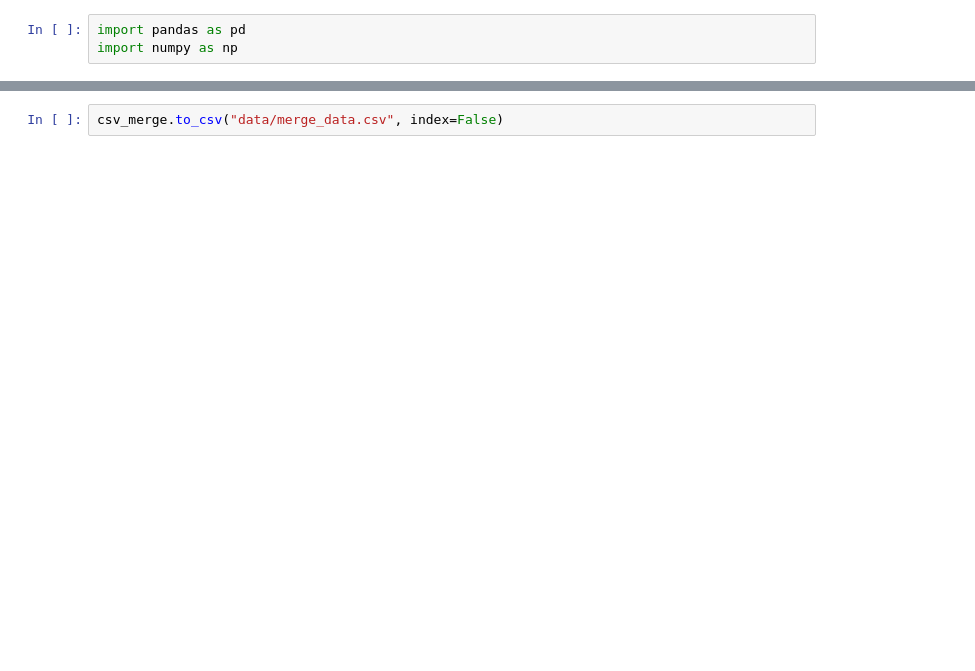
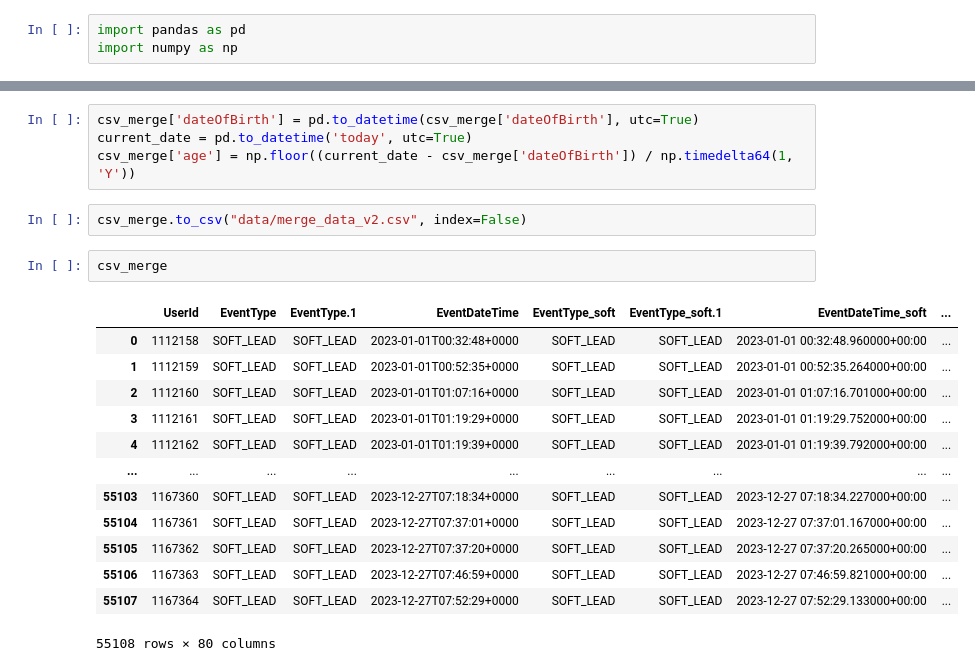
Before and after one commit to alanponce/streamlit-conversion-funnel-test, a Jupyter notebook: merge.ipynb, the cells around one changed output, grey strips where cells are left out. Drawn from its saved outputs; the diff is of its cells as text; blank space fills up the shorter version.

```diff
--- a/merge.ipynb
+++ b/merge.ipynb
@@ -79,2 +81,22 @@ csv_merge
+# %%
+csv_merge['dateOfBirth'] = pd.to_datetime(csv_merge['dateOfBirth'], utc=True)
+current_date = pd.to_datetime('today', utc=True)
+csv_merge['age'] = np.floor((current_date - csv_merge['dateOfBirth']) / np.timedelta64(1, 'Y'))
 # %%
-csv_merge.to_csv("data/merge_data.csv", index=False)
+csv_merge.to_csv("data/merge_data_v2.csv", index=False)
+# %%
+csv_merge
+# %% [output]
+|  | UserId | EventType | EventType.1 | EventDateTime | EventType_soft | EventType_soft.1 | EventDateTime_soft | ... |
+| 0 | 1112158 | SOFT_LEAD | SOFT_LEAD | 2023-01-01T00:32:48+0000 | SOFT_LEAD | SOFT_LEAD | 2023-01-01 00:32:48.960000+00:00 | ... |
+| 1 | 1112159 | SOFT_LEAD | SOFT_LEAD | 2023-01-01T00:52:35+0000 | SOFT_LEAD | SOFT_LEAD | 2023-01-01 00:52:35.264000+00:00 | ... |
+| 2 | 1112160 | SOFT_LEAD | SOFT_LEAD | 2023-01-01T01:07:16+0000 | SOFT_LEAD | SOFT_LEAD | 2023-01-01 01:07:16.701000+00:00 | ... |
+| 3 | 1112161 | SOFT_LEAD | SOFT_LEAD | 2023-01-01T01:19:29+0000 | SOFT_LEAD | SOFT_LEAD | 2023-01-01 01:19:29.752000+00:00 | ... |
+| 4 | 1112162 | SOFT_LEAD | SOFT_LEAD | 2023-01-01T01:19:39+0000 | SOFT_LEAD | SOFT_LEAD | 2023-01-01 01:19:39.792000+00:00 | ... |
+| ... | ... | ... | ... | ... | ... | ... | ... | ... |
+| 55103 | 1167360 | SOFT_LEAD | SOFT_LEAD | 2023-12-27T07:18:34+0000 | SOFT_LEAD | SOFT_LEAD | 2023-12-27 07:18:34.227000+00:00 | ... |
+| 55104 | 1167361 | SOFT_LEAD | SOFT_LEAD | 2023-12-27T07:37:01+0000 | SOFT_LEAD | SOFT_LEAD | 2023-12-27 07:37:01.167000+00:00 | ... |
+| 55105 | 1167362 | SOFT_LEAD | SOFT_LEAD | 2023-12-27T07:37:20+0000 | SOFT_LEAD | SOFT_LEAD | 2023-12-27 07:37:20.265000+00:00 | ... |
+| 55106 | 1167363 | SOFT_LEAD | SOFT_LEAD | 2023-12-27T07:46:59+0000 | SOFT_LEAD | SOFT_LEAD | 2023-12-27 07:46:59.821000+00:00 | ... |
+| 55107 | 1167364 | SOFT_LEAD | SOFT_LEAD | 2023-12-27T07:52:29+0000 | SOFT_LEAD | SOFT_LEAD | 2023-12-27 07:52:29.133000+00:00 | ... |
+55108 rows × 80 columns
```
Also changed, not shown: parts of 7 cells of this notebook, 7 other files.
